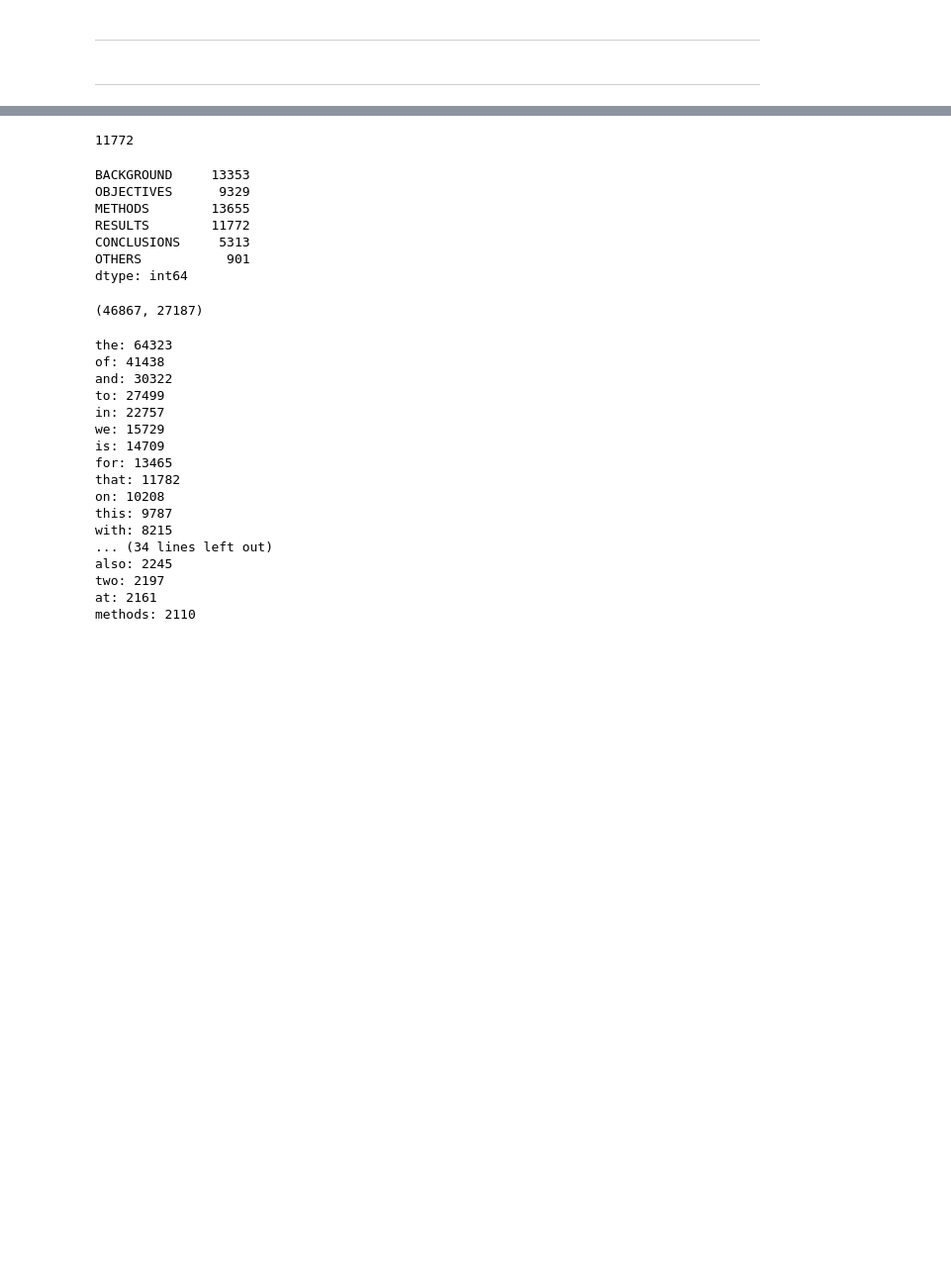
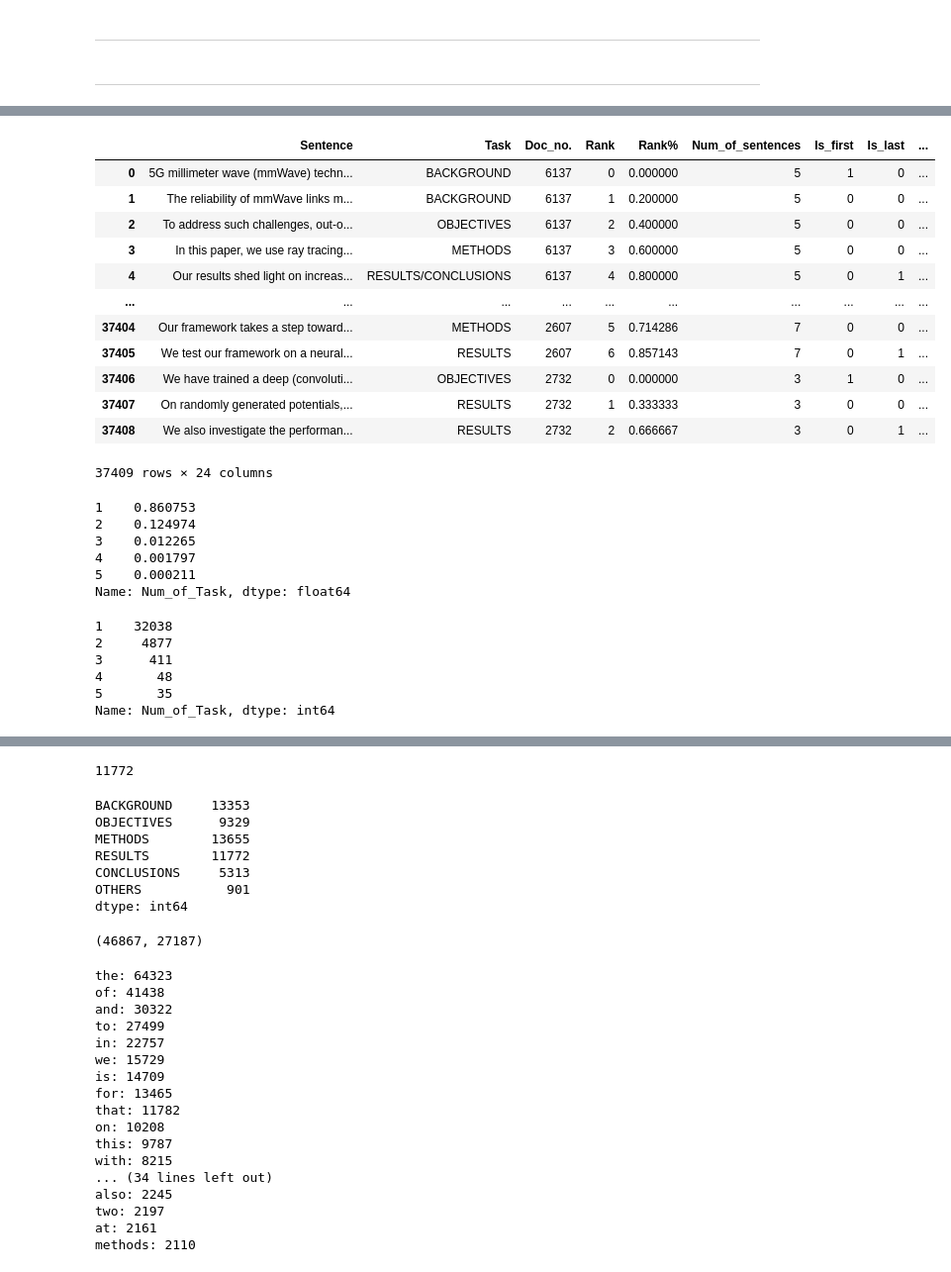
Before and after one commit to pclightyear/AI_Cup_Abstract_Labeling_Competition, a Jupyter notebook: sentence_task_preprocess.ipynb, the cells around one changed output, grey strips where cells are left out. Shown at 99% size. Drawn from its saved outputs; the diff is of its cells as text; code cells hidden in the pictures; blank space fills up the shorter version.

```diff
--- a/sentence_task_preprocess.ipynb
+++ b/sentence_task_preprocess.ipynb
@@ -23,20 +23,20 @@ pd.set_option('mode.chained_assignment', None)
 # plz setting your own relative data_path for trainning set
 # plz import the necessary file by your own
 # or just comment out the part you don't need to import
-dir_data = 'data_set'
+dir_data = 'data'
 
-f_data_set = os.path.join(dir_data, 'task1_trainset.csv')
-# f_train_set = os.path.join(dir_data, 'train_set.csv')
-# f_test_set = os.path.join(dir_data, 'test_set.csv')
-f_public_test = os.path.join(dir_data, 'task1_public_testset.csv')
-# f_public_test_split = os.path.join(dir_data, 'public_test_split.csv')
+f_data_df = os.path.join(dir_data, 'task1_trainset.csv')
+# f_train_df = os.path.join(dir_data, 'train_df.csv')
+# f_test_df = os.path.join(dir_data, 'test_df.csv')
+f_public_test_df = os.path.join(dir_data, 'task1_public_testset.csv')
+# f_public_test_df_split = os.path.join(dir_data, 'public_test_df_split.csv')
 
 # read file and convert into pandas dataframe
-data_set = pd.read_csv(f_data_set)
-# train_set = pd.read_csv(f_train_set)
-# test_set = pd.read_csv(f_test_set)
-public_test = pd.read_csv(f_public_test)
-# public_test_split = pd.read_csv(f_public_test_split)
+data_df = pd.read_csv(f_data_df)
+# train_df = pd.read_csv(f_train_df)
+# test_df = pd.read_csv(f_test_df)
+public_test_df = pd.read_csv(f_public_test_df)
+# public_test_df_split = pd.read_csv(f_public_test_df_split)
 # %%
 TASKS = ['BACKGROUND', 'OBJECTIVES', 'METHODS', 'RESULTS', 'CONCLUSIONS', 'OTHERS']
 COLORS = ['tab:blue', 'tab:orange', 'tab:green', 'tab:red', 'tab:purple', 'tab:brown']
@@ -50,5 +50,5 @@ data_set.head()
 | 3 | D00004 | Accessibility or Usability of Int... | Internet is the main source of in... | Aqle/Khowaja/Al-Thani | cs.HC | 2018-08-29 | BACKGROUND BACKGROUND BACKGROUND ... |
 | 4 | D00005 | Spatio-Temporal Facial Expression... | Automated Facial Expression Recog... | Hasani/Mahoor | cs.CV | 2017-03-20 | BACKGROUND BACKGROUND BACKGROUND ... |
 # %%
-train_set, test_set = train_test_split(data_set, test_size=0.2, random_state=0)
+train_df, test_df = train_test_split(data_df, test_size=0.2)
 # %%
@@ -78,7 +69,7 @@ test_set.head()
 # %% [markdown]
 ---
 # %%
-df = test_set
+df = test_df
 train_sentence_task_dict = []
 
 for doc_idx, row in df.iterrows():
@@ -105,7 +96,7 @@ train_sentence_task_dict[:1]
   'Is_first': 1,
   'Is_last': 0}]
 # %%
-train_set = pd.DataFrame(train_sentence_task_dict)
-train_set.head()
-len(train_set)
+train_df = pd.DataFrame(train_sentence_task_dict)
+train_df.head()
+len(train_df)
 # %% [output]
@@ -264,0 +322,25 @@ test_set.head()
+# %%
+train_df.drop(['Num_of_Task'], axis = 1)
+# %% [output]
+|  | Sentence | Task | Doc_no. | Rank | Rank% | Num_of_sentences | Is_first | Is_last | ... |
+| 0 | 5G millimeter wave (mmWave) techn... | BACKGROUND | 6137 | 0 | 0.000000 | 5 | 1 | 0 | ... |
+| 1 | The reliability of mmWave links m... | BACKGROUND | 6137 | 1 | 0.200000 | 5 | 0 | 0 | ... |
+| 2 | To address such challenges, out-o... | OBJECTIVES | 6137 | 2 | 0.400000 | 5 | 0 | 0 | ... |
+| 3 | In this paper, we use ray tracing... | METHODS | 6137 | 3 | 0.600000 | 5 | 0 | 0 | ... |
+| 4 | Our results shed light on increas... | RESULTS/CONCLUSIONS | 6137 | 4 | 0.800000 | 5 | 0 | 1 | ... |
+| ... | ... | ... | ... | ... | ... | ... | ... | ... | ... |
+| 37404 | Our framework takes a step toward... | METHODS | 2607 | 5 | 0.714286 | 7 | 0 | 0 | ... |
+| 37405 | We test our framework on a neural... | RESULTS | 2607 | 6 | 0.857143 | 7 | 0 | 1 | ... |
+| 37406 | We have trained a deep (convoluti... | OBJECTIVES | 2732 | 0 | 0.000000 | 3 | 1 | 0 | ... |
+| 37407 | On randomly generated potentials,... | RESULTS | 2732 | 1 | 0.333333 | 3 | 0 | 0 | ... |
+| 37408 | We also investigate the performan... | RESULTS | 2732 | 2 | 0.666667 | 3 | 0 | 1 | ... |
+37409 rows × 24 columns
+# %%
+test_df['Num_of_task'].value_counts() / len(test_df)
+# %% [output]
+1    0.860753
+2    0.124974
+3    0.012265
+4    0.001797
+5    0.000211
+Name: Num_of_Task, dtype: float64
@@ -264,0 +349,9 @@ test_set.head()
+# %%
+train_df['Num_of_Task'].value_counts()
+# %% [output]
+1    32038
+2     4877
+3      411
+4       48
+5       35
+Name: Num_of_Task, dtype: int64
```
Also changed, not shown: parts of 75 cells of this notebook, 9 other files.
